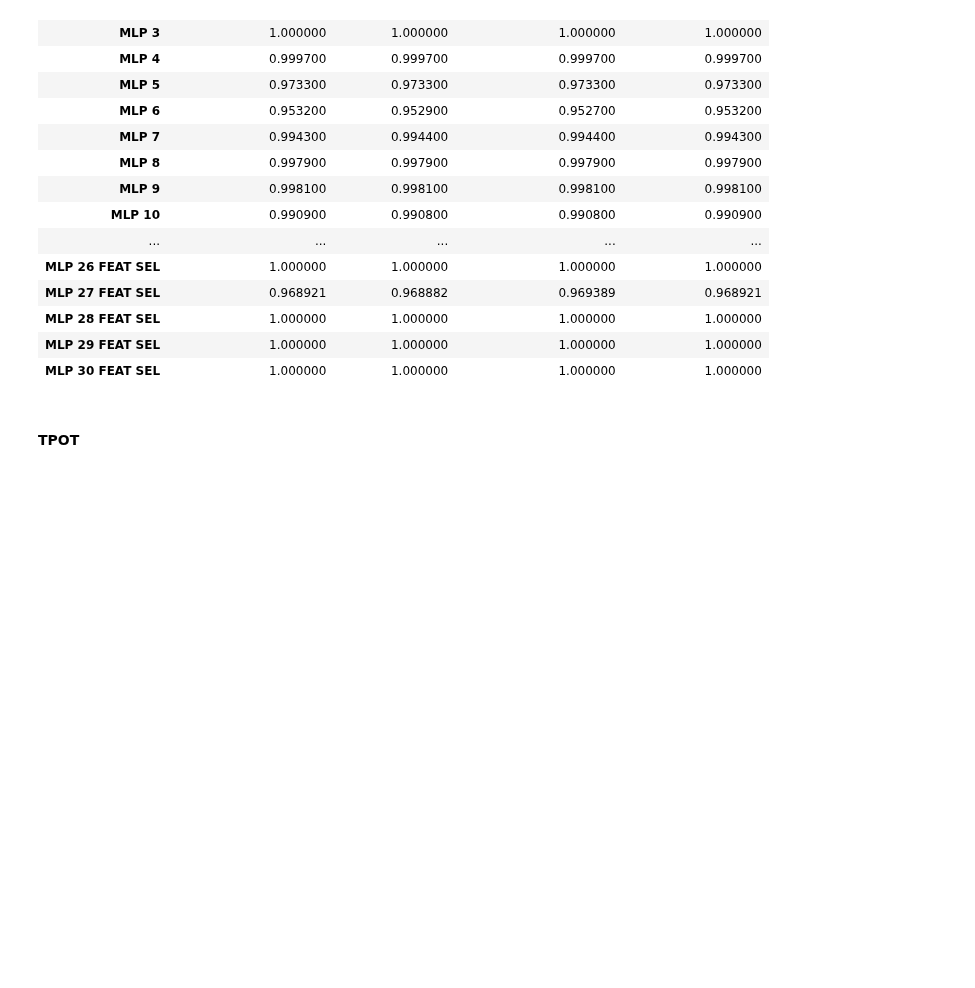
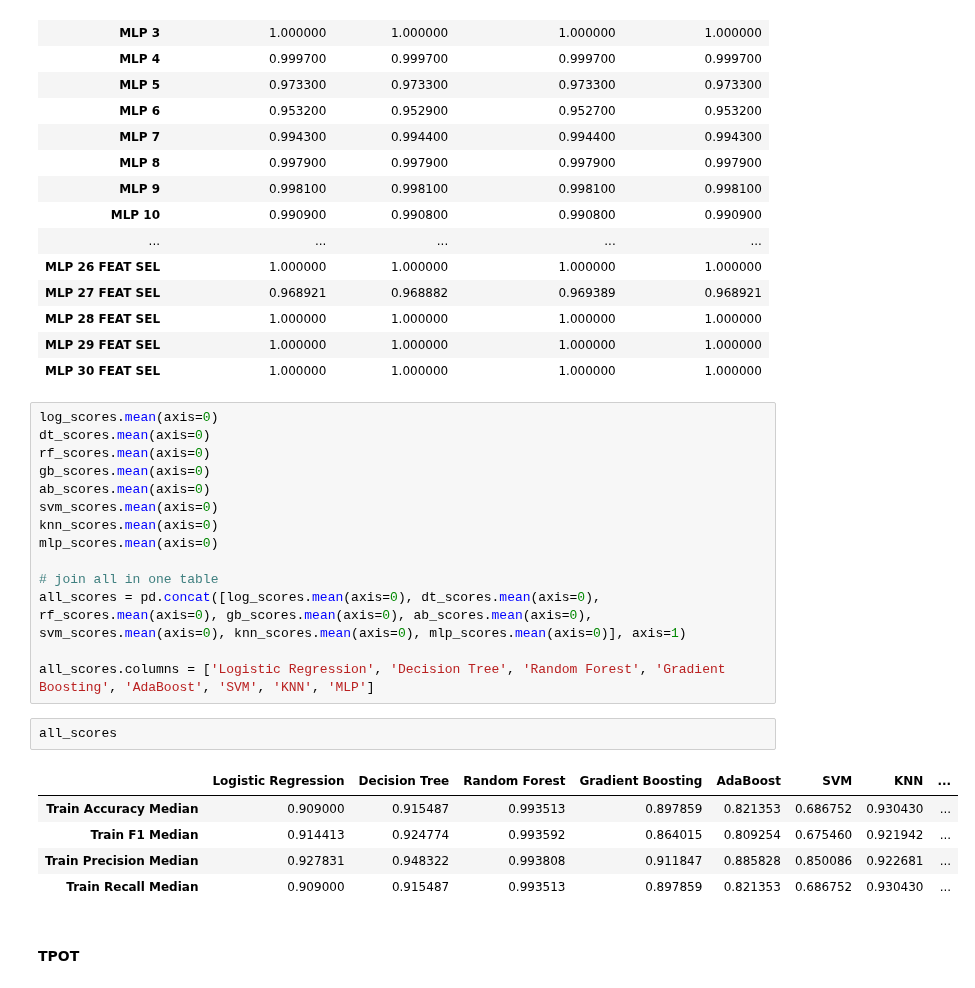
Before and after one commit to inesmcm26/ims_grant, a Jupyter notebook: experimental_results.ipynb, the cells around one changed output. Saved outputs shown, nothing was run; the diff lists cells and outputs as text; blank space fills up the shorter version.

```diff
--- a/experimental_results.ipynb
+++ b/experimental_results.ipynb
@@ -282,6 +282,28 @@ mlp_scores.style.highlight_max(color='darkgreen', axis=0)
 | MLP 28 FEAT SEL | 1.000000 | 1.000000 | 1.000000 | 1.000000 |
 | MLP 29 FEAT SEL | 1.000000 | 1.000000 | 1.000000 | 1.000000 |
 | MLP 30 FEAT SEL | 1.000000 | 1.000000 | 1.000000 | 1.000000 |
+# %%
+log_scores.mean(axis=0)
+dt_scores.mean(axis=0)
+rf_scores.mean(axis=0)
+gb_scores.mean(axis=0)
+ab_scores.mean(axis=0)
+svm_scores.mean(axis=0)
+knn_scores.mean(axis=0)
+mlp_scores.mean(axis=0)
+
+# join all in one table
+all_scores = pd.concat([log_scores.mean(axis=0), dt_scores.mean(axis=0), rf_scores.mean(axis=0), gb_scores.mean(axis=0), ab_scores.mean(axis=0), svm_scores.mean(axis=0), knn_scores.mean(axis=0), mlp_scores.mean(axis=0)], axis=1)
+
+all_scores.columns = ['Logistic Regression', 'Decision Tree', 'Random Forest', 'Gradient Boosting', 'AdaBoost', 'SVM', 'KNN', 'MLP']
+# %%
+all_scores
+# %% [output]
+|  | Logistic Regression | Decision Tree | Random Forest | Gradient Boosting | AdaBoost | SVM | KNN | ... |
+| Train Accuracy Median | 0.909000 | 0.915487 | 0.993513 | 0.897859 | 0.821353 | 0.686752 | 0.930430 | ... |
+| Train F1 Median | 0.914413 | 0.924774 | 0.993592 | 0.864015 | 0.809254 | 0.675460 | 0.921942 | ... |
+| Train Precision Median | 0.927831 | 0.948322 | 0.993808 | 0.911847 | 0.885828 | 0.850086 | 0.922681 | ... |
+| Train Recall Median | 0.909000 | 0.915487 | 0.993513 | 0.897859 | 0.821353 | 0.686752 | 0.930430 | ... |
 # %% [markdown]
 #### TPOT
 # %%
```
Also changed, not shown: parts of 6 cells of this notebook, 8 other files.
